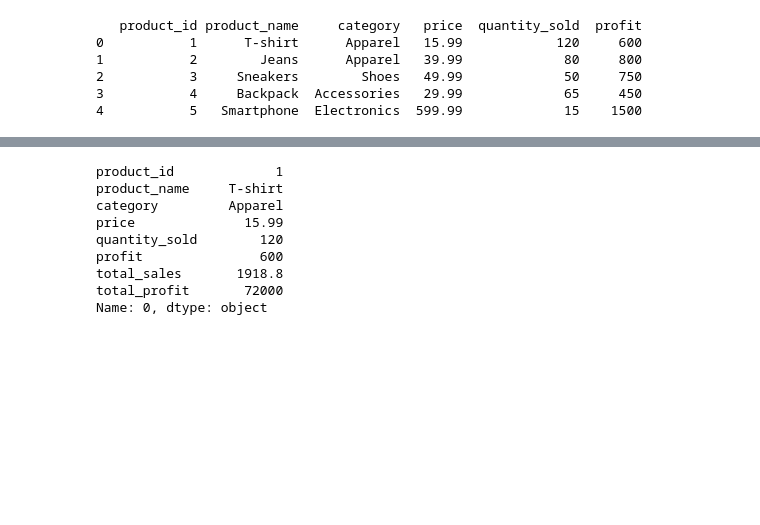
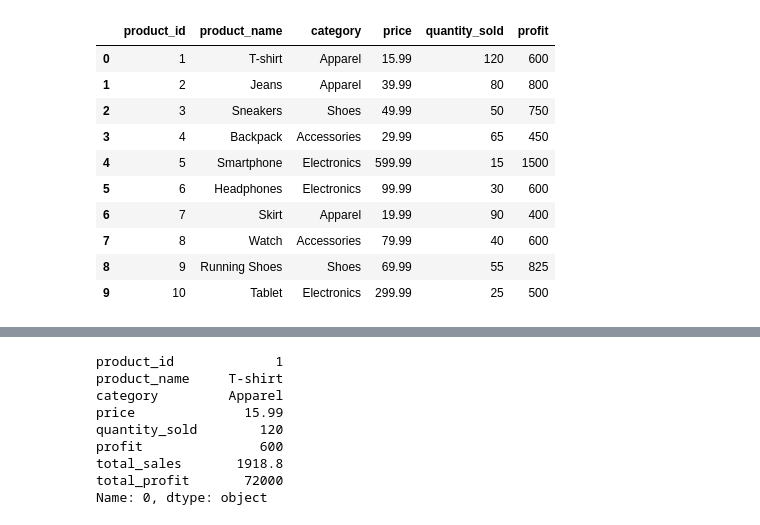
Before and after one commit to kelvinokumu/basics_of_data, a Jupyter notebook: sales/sales_data.ipynb, the cells around one changed output, grey strips where cells are left out. Saved outputs shown, nothing was run; the diff lists cells and outputs as text; code cells hidden in the pictures; blank space fills up the shorter version.

```diff
--- a/sales/sales_data.ipynb
+++ b/sales/sales_data.ipynb
@@ -6,11 +6,16 @@ import matplotlib.pyplot as plt
 data = pd.read_csv("sales_data.csv")
 # %%
 # Display the first few rows of the dataset
-print(data.head())
+data
 # %% [output]
-   product_id product_name     category   price  quantity_sold  profit
-0           1      T-shirt      Apparel   15.99            120     600
-1           2        Jeans      Apparel   39.99             80     800
-2           3     Sneakers        Shoes   49.99             50     750
-3           4     Backpack  Accessories   29.99             65     450
-4           5   Smartphone  Electronics  599.99             15    1500
+|  | product_id | product_name | category | price | quantity_sold | profit |
+| 0 | 1 | T-shirt | Apparel | 15.99 | 120 | 600 |
+| 1 | 2 | Jeans | Apparel | 39.99 | 80 | 800 |
+| 2 | 3 | Sneakers | Shoes | 49.99 | 50 | 750 |
+| 3 | 4 | Backpack | Accessories | 29.99 | 65 | 450 |
+| 4 | 5 | Smartphone | Electronics | 599.99 | 15 | 1500 |
+| 5 | 6 | Headphones | Electronics | 99.99 | 30 | 600 |
+| 6 | 7 | Skirt | Apparel | 19.99 | 90 | 400 |
+| 7 | 8 | Watch | Accessories | 79.99 | 40 | 600 |
+| 8 | 9 | Running Shoes | Shoes | 69.99 | 55 | 825 |
+| 9 | 10 | Tablet | Electronics | 299.99 | 25 | 500 |
```
Also changed, not shown: parts of 6 cells of this notebook, 4 other files.
